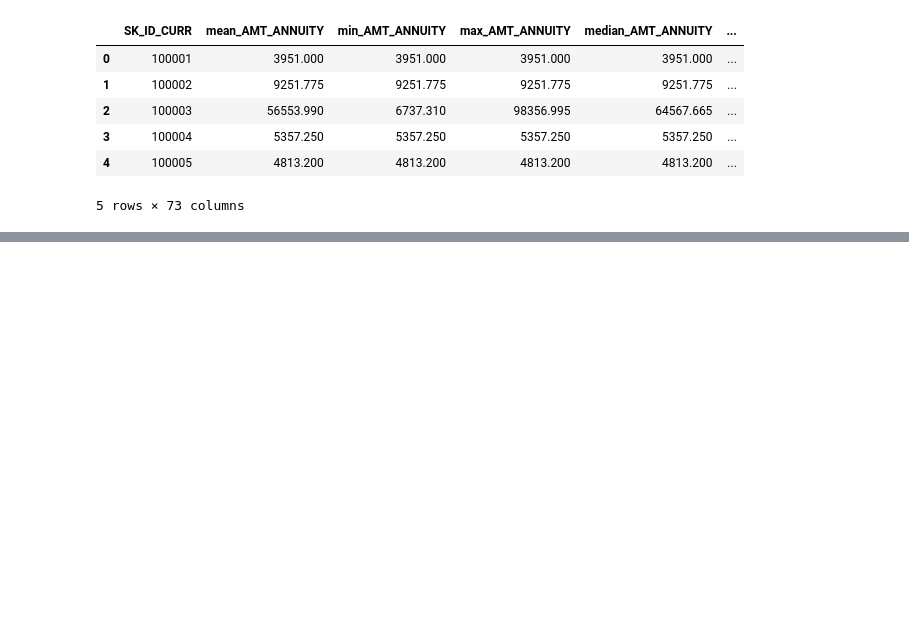
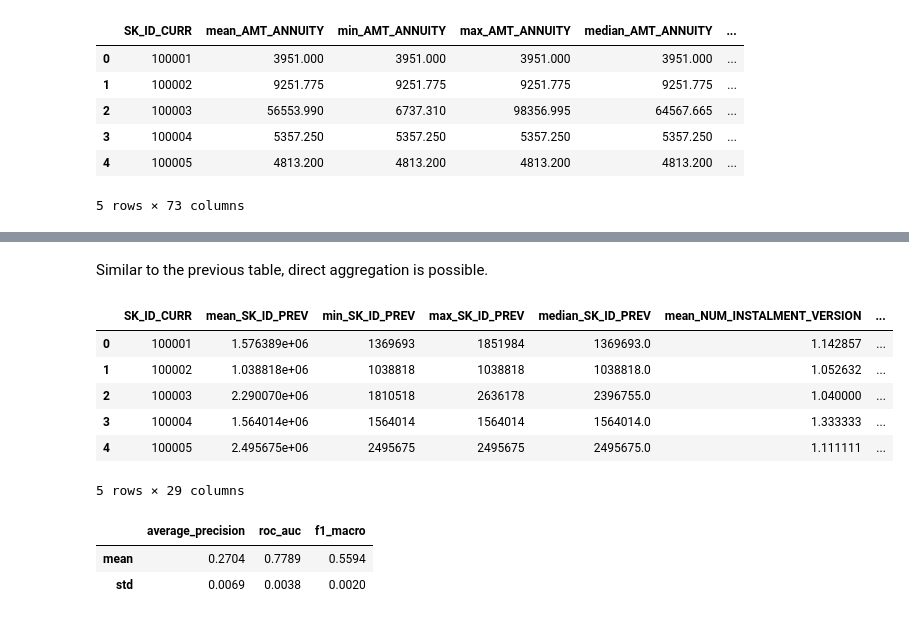
Before and after one commit to Sauciu1/defaulting-risk, a Jupyter notebook: notebooks/nb7_previous_applications.ipynb, the cells around one changed output, grey strips where cells are left out. Drawn from its saved outputs; the diff is of its cells as text; code cells hidden in the pictures; blank space fills up the shorter version.

```diff
--- a/notebooks/nb7_previous_applications.ipynb
+++ b/notebooks/nb7_previous_applications.ipynb
@@ -160,0 +299,5 @@ A notable improvement was achieved over nb6 best of:
+# %%
+installments = preprocessing.load_pkl_to_preprocessor(
+    "installments_payments"
+).convert_all("category")
+installments.head()
@@ -160,0 +318,34 @@ A notable improvement was achieved over nb6 best of:
+# %% [markdown]
+Similar to the previous table, direct aggregation is possible.
+# %%
+metrics_dict = {
+    **{
+        col: ["mean", "min", "max", "median"]
+        for col in installments.select_dtypes(include=[np.number]).columns.tolist()
+    },
+    **{
+        col: ["onehot_count"]
+        for col in installments.select_dtypes(include=["category"]).columns.tolist()
+    },
+}
+
+installments_agg = aggregator_helper.RowAggregator(
+    df=installments, stack_columns=["SK_ID_CURR"], agg_dict=metrics_dict
+)
+installments_agg_df = installments_agg.get_df()
+installments_agg_df.head()
+# %% [output]
+|  | SK_ID_CURR | mean_SK_ID_PREV | min_SK_ID_PREV | max_SK_ID_PREV | median_SK_ID_PREV | mean_NUM_INSTALMENT_VERSION | ... |
+| 0 | 100001 | 1.576389e+06 | 1369693 | 1851984 | 1369693.0 | 1.142857 | ... |
+| 1 | 100002 | 1.038818e+06 | 1038818 | 1038818 | 1038818.0 | 1.052632 | ... |
+| 2 | 100003 | 2.290070e+06 | 1810518 | 2636178 | 2396755.0 | 1.040000 | ... |
+| 3 | 100004 | 1.564014e+06 | 1564014 | 1564014 | 1564014.0 | 1.333333 | ... |
+| 4 | 100005 | 2.495675e+06 | 2495675 | 2495675 | 2495675.0 | 1.111111 | ... |
+5 rows × 29 columns
+# %%
+X_train = X_train.merge(installments_agg_df, on="SK_ID_CURR", how="left")
+submissions.cv_lgbm(X_train.drop(columns=["SK_ID_CURR"]))
+# %% [output]
+|  | average_precision | roc_auc | f1_macro |
+| mean | 0.2704 | 0.7789 | 0.5594 |
+| std | 0.0069 | 0.0038 | 0.0020 |
```
Also changed, not shown: parts of 38 cells of this notebook, 3 other files.
